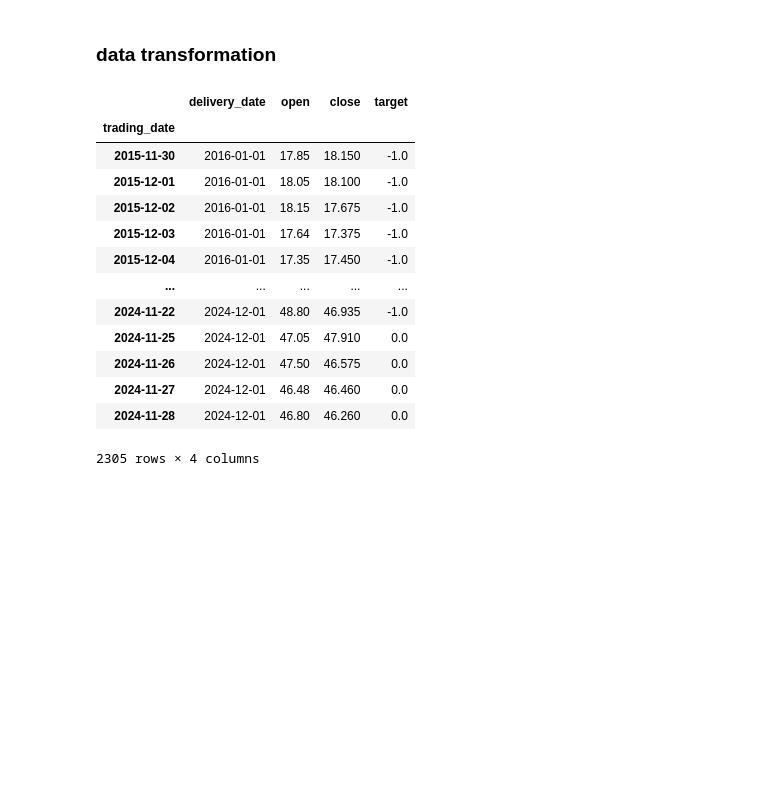
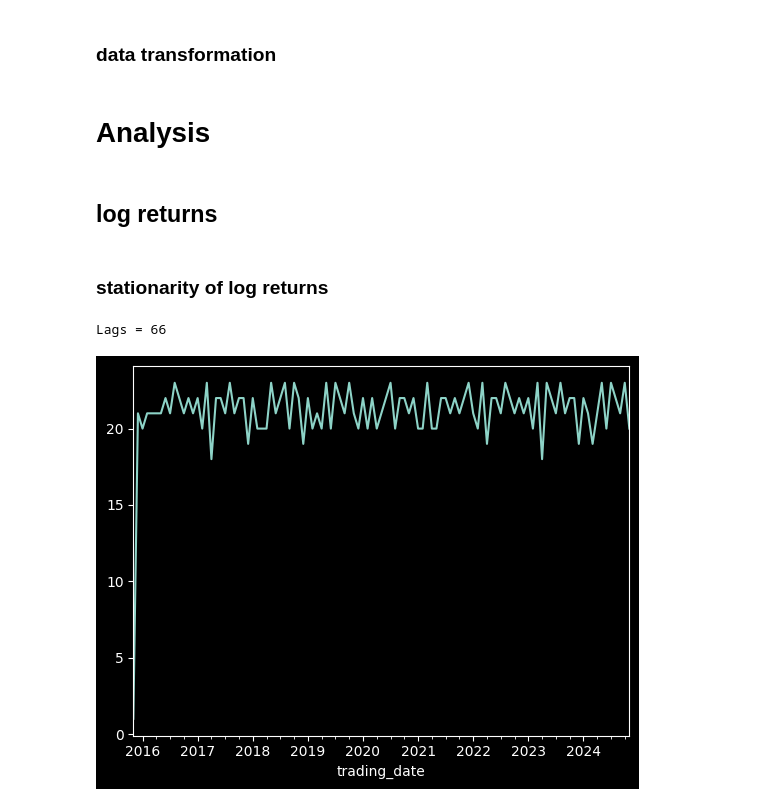
Before and after one commit to szm4c/market-regime-classification, a Jupyter notebook: notebooks/03_arma_garch_exploration.ipynb, the cells around one changed output. Drawn from its saved outputs; the diff is of its cells as text; code cells hidden in the pictures; blank space fills up the shorter version.

```diff
--- a/notebooks/03_arma_garch_exploration.ipynb
+++ b/notebooks/03_arma_garch_exploration.ipynb
@@ -25,27 +57,22 @@ DATA_PATH: Path = REPO_DIR / "data/preprocessed"
 ### data import
 # %%
 # Data import (with labels)
-df = (
-    pd.read_csv(DATA_PATH / "daily_prices_with_labels.csv")
-    .set_index("trading_date")
-    .sort_index()
-)
+df = get_data()
 # %% [markdown]
 ### data transformation
 # %%
-df
+df["log_returns_t"] = calculate_log_returns(df, close_col="close_t", open_col="open_t")
+x = df["log_returns_t"].copy()
-# %% [output]
-|  | delivery_date | open | close | target |
-| trading_date |  |  |  |  |
-| 2015-11-30 | 2016-01-01 | 17.85 | 18.150 | -1.0 |
-| 2015-12-01 | 2016-01-01 | 18.05 | 18.100 | -1.0 |
-| 2015-12-02 | 2016-01-01 | 18.15 | 17.675 | -1.0 |
-| 2015-12-03 | 2016-01-01 | 17.64 | 17.375 | -1.0 |
-| 2015-12-04 | 2016-01-01 | 17.35 | 17.450 | -1.0 |
-| ... | ... | ... | ... | ... |
-| 2024-11-22 | 2024-12-01 | 48.80 | 46.935 | -1.0 |
-| 2024-11-25 | 2024-12-01 | 47.05 | 47.910 | 0.0 |
-| 2024-11-26 | 2024-12-01 | 47.50 | 46.575 | 0.0 |
-| 2024-11-27 | 2024-12-01 | 46.48 | 46.460 | 0.0 |
-| 2024-11-28 | 2024-12-01 | 46.80 | 46.260 | 0.0 |
-2305 rows × 4 columns
+# %% [markdown]
+# Analysis
+# %% [markdown]
+## log returns
+# %% [markdown]
+### stationarity of log returns
+# %%
+x.groupby([x.index.to_period("M")]).count().plot()
+lags = x.groupby([x.index.to_period("M")]).count().rolling(window=3).sum().dropna().astype(int).max()
+print(f"Lags = {lags}")
+# %% [output]
+Lags = 66
+[figure, added]
```
Also changed, not shown: parts of 30 cells of this notebook, 4 other files.
